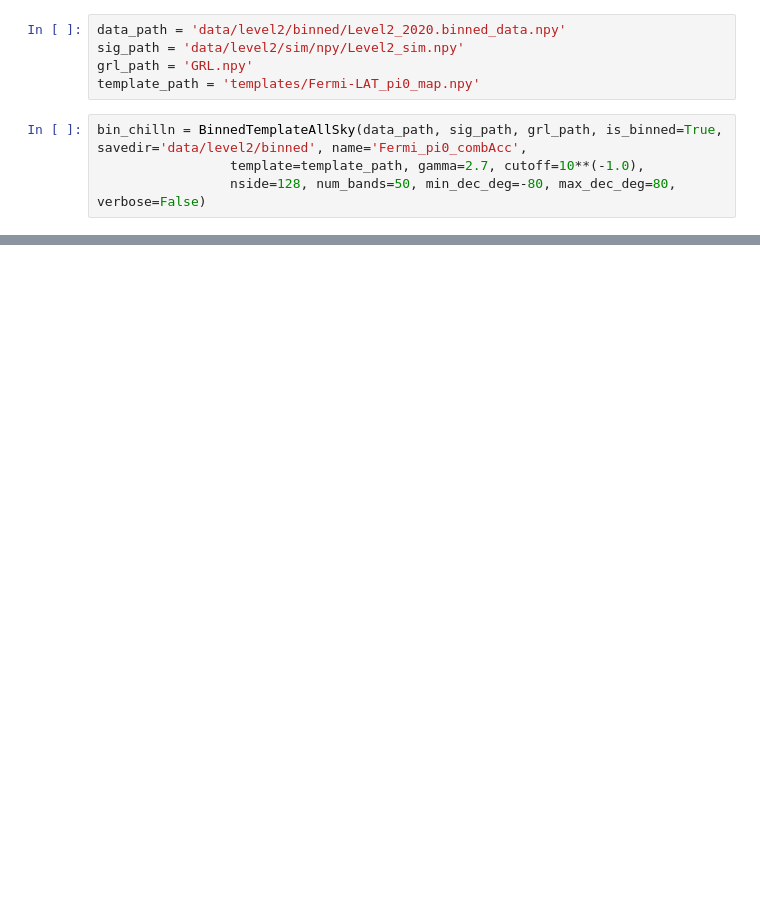
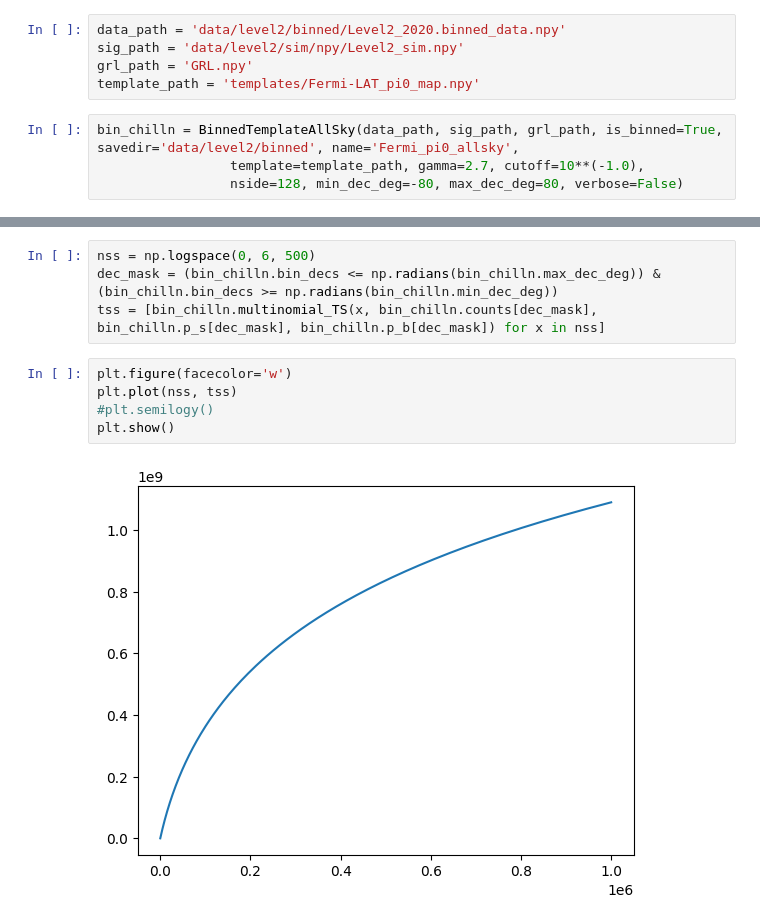
Before and after one commit to MACampana/BinnedTracks, a Jupyter notebook: NEW_BinnedAnalysis.ipynb, the cells around one changed output, grey strips where cells are left out. Drawn from its saved outputs; the diff is of its cells as text; blank space fills up the shorter version.

```diff
--- a/NEW_BinnedAnalysis.ipynb
+++ b/NEW_BinnedAnalysis.ipynb
@@ -703,6 +731,6 @@ sig_path = 'data/level2/sim/npy/Level2_sim.npy'
 grl_path = 'GRL.npy'
 template_path = 'templates/Fermi-LAT_pi0_map.npy'
 # %%
-bin_chilln = BinnedTemplateAllSky(data_path, sig_path, grl_path, is_binned=True, savedir='data/level2/binned', name='Fermi_pi0_combAcc',
+bin_chilln = BinnedTemplateAllSky(data_path, sig_path, grl_path, is_binned=True, savedir='data/level2/binned', name='Fermi_pi0_allsky',
                  template=template_path, gamma=2.7, cutoff=10**(-1.0),
-                 nside=128, num_bands=50, min_dec_deg=-80, max_dec_deg=80, verbose=False)
+                 nside=128, min_dec_deg=-80, max_dec_deg=80, verbose=False)
@@ -708,0 +768,11 @@ bin_chilln = BinnedTemplateAllSky(data_path, sig_path, grl_path, is_binned=True,
+# %%
+nss = np.logspace(0, 6, 500)
+dec_mask = (bin_chilln.bin_decs <= np.radians(bin_chilln.max_dec_deg)) & (bin_chilln.bin_decs >= np.radians(bin_chilln.min_dec_deg))
+tss = [bin_chilln.multinomial_TS(x, bin_chilln.counts[dec_mask], bin_chilln.p_s[dec_mask], bin_chilln.p_b[dec_mask]) for x in nss]
+# %%
+plt.figure(facecolor='w')
+plt.plot(nss, tss)
+#plt.semilogy()
+plt.show()
+# %% [output]
+[figure, added]
```
Also changed, not shown: parts of 8 cells of this notebook.
